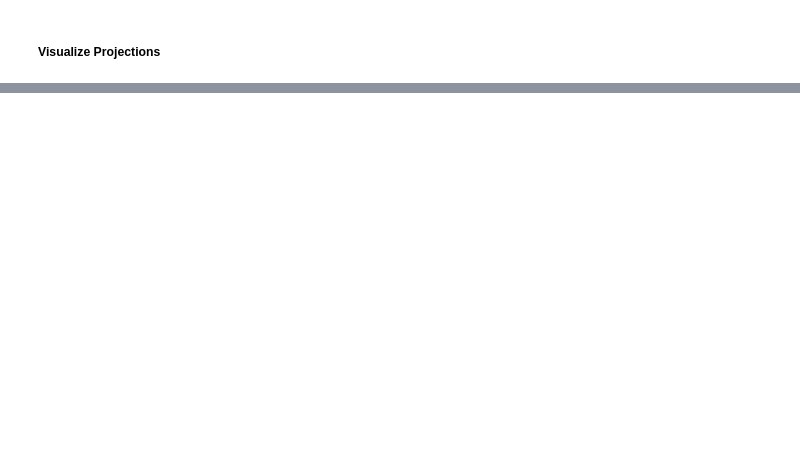
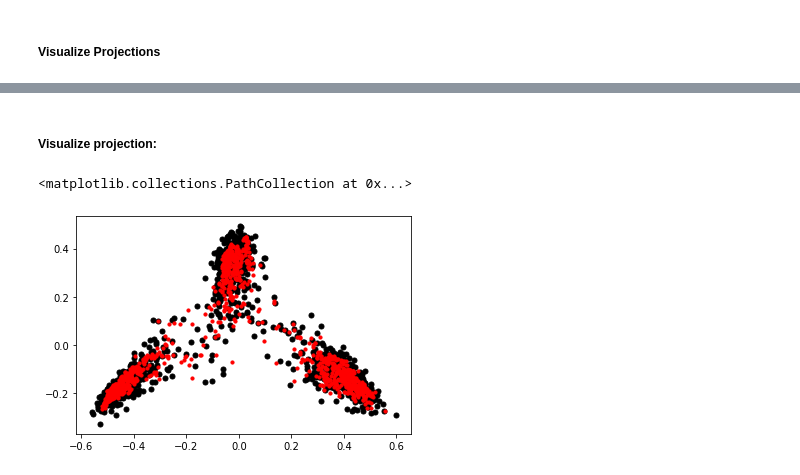
Before and after one commit to rsinghlab/SCOT, a Jupyter notebook: SNAREseq_newSCOT.ipynb, the cells around one changed output, grey strips where cells are left out. Cells and saved outputs as stored; diff of their text form; code cells hidden in the pictures; blank space fills up the shorter version.

```diff
--- a/SNAREseq_newSCOT.ipynb
+++ b/SNAREseq_newSCOT.ipynb
@@ -84,0 +123,15 @@ plt.scatter(y_pca[:,0], y_pca[:,1], c="r", s=10)
+# %% [markdown]
+##### Visualize projection:
+# %%
+import matplotlib.pyplot as plt
+from sklearn.decomposition import PCA
+
+pca=PCA(n_components=2)
+X_pca=pca.fit_transform(X_new)
+y_pca=pca.fit_transform(y_new)
+
+plt.scatter(X_pca[:,0], X_pca[:,1], c="k", s=25, label="Chromatin Accessibility")
+plt.scatter(y_pca[:,0], y_pca[:,1], c="r", s=10, label="Gene Expression")
+# %% [output]
+<matplotlib.collections.PathCollection at 0x...>
+[figure, added]
```
Also changed, not shown: parts of 9 cells of this notebook, 4 other files.
